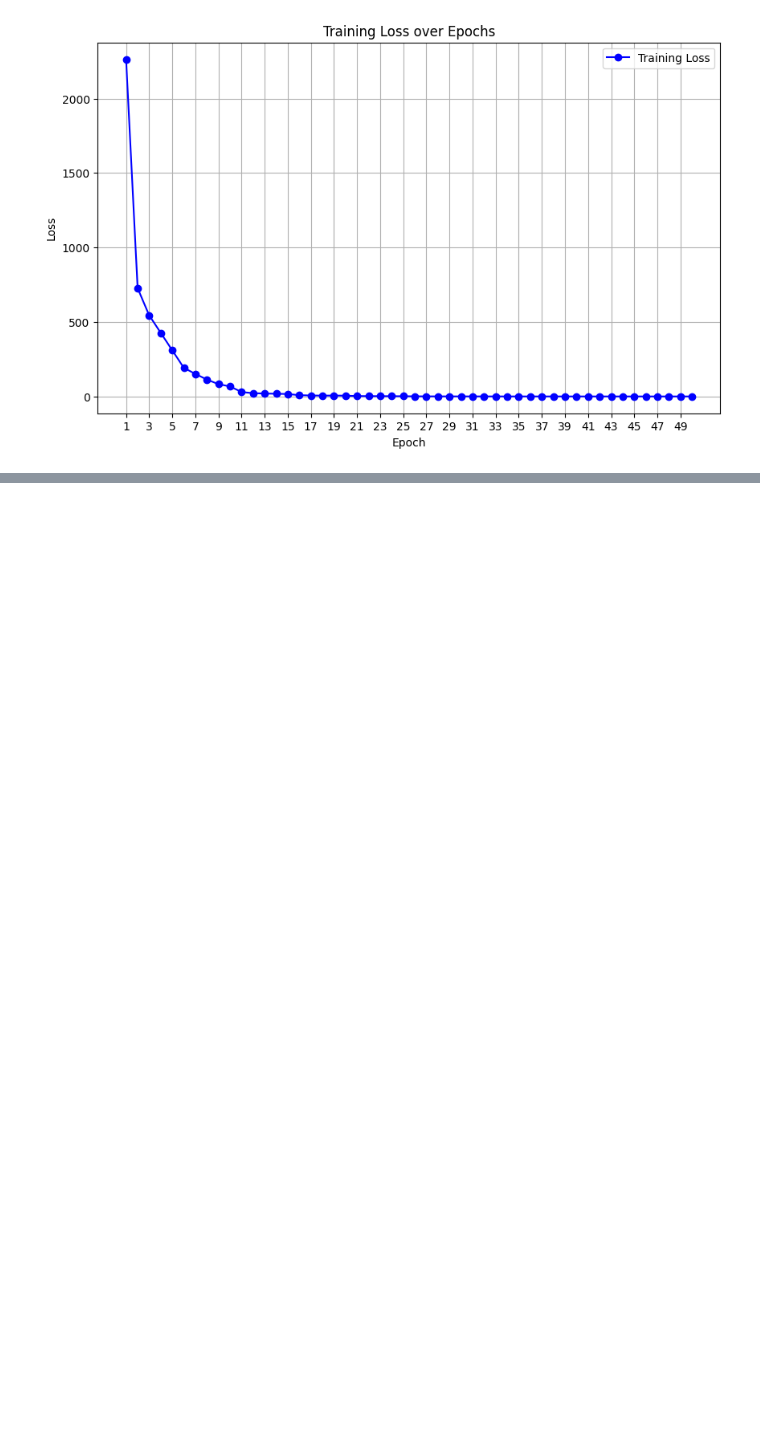
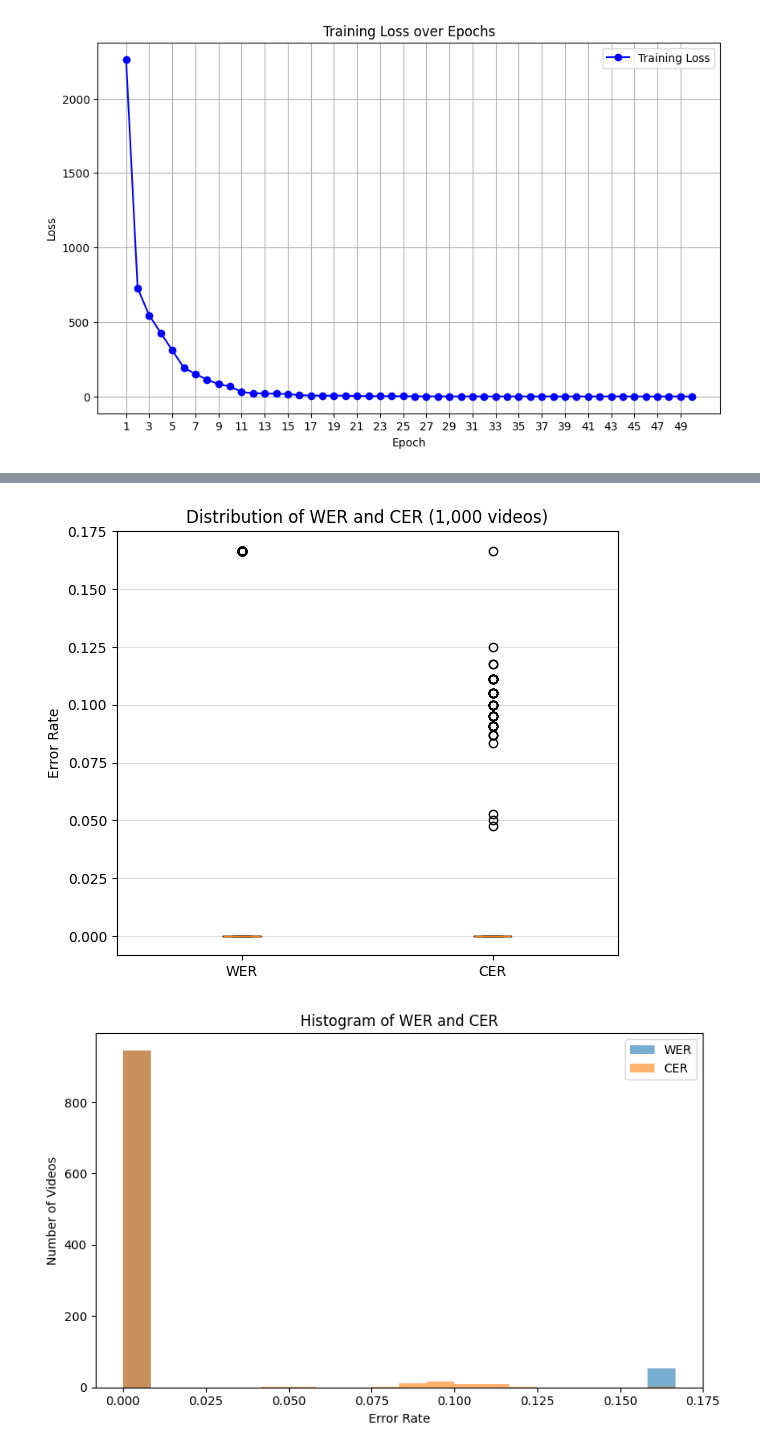
Before and after one commit to MathivananSekar/VisualSpeechRecognition, a Jupyter notebook: src/testing.ipynb, the cells around one changed output, grey strips where cells are left out. Cells and saved outputs as stored; diff of their text form; code cells hidden in the pictures; blank space fills up the shorter version.

```diff
--- a/src/testing.ipynb
+++ b/src/testing.ipynb
@@ -76,0 +180,5 @@ plt.show()
+# %%
+plot_wer_cer_distributions("../validation_results.csv")
+# %% [output]
+[figure, added]
+[figure, added]
```
Also changed, not shown: parts of 8 cells of this notebook, 5 other files.
